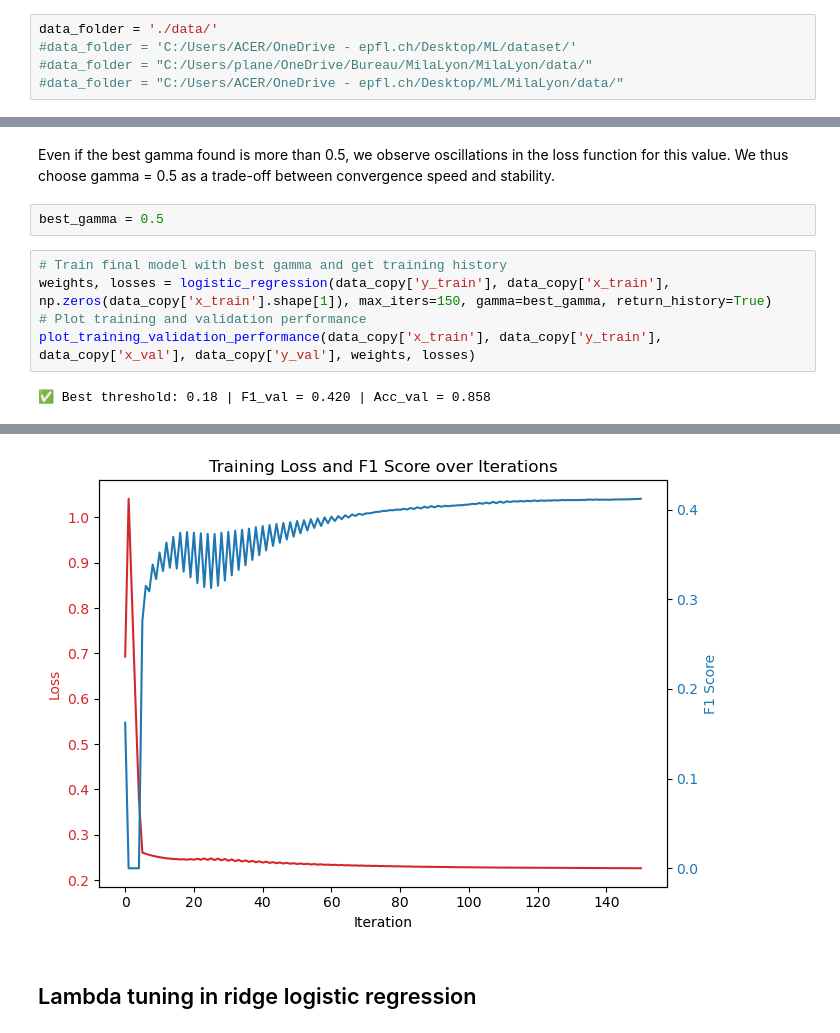
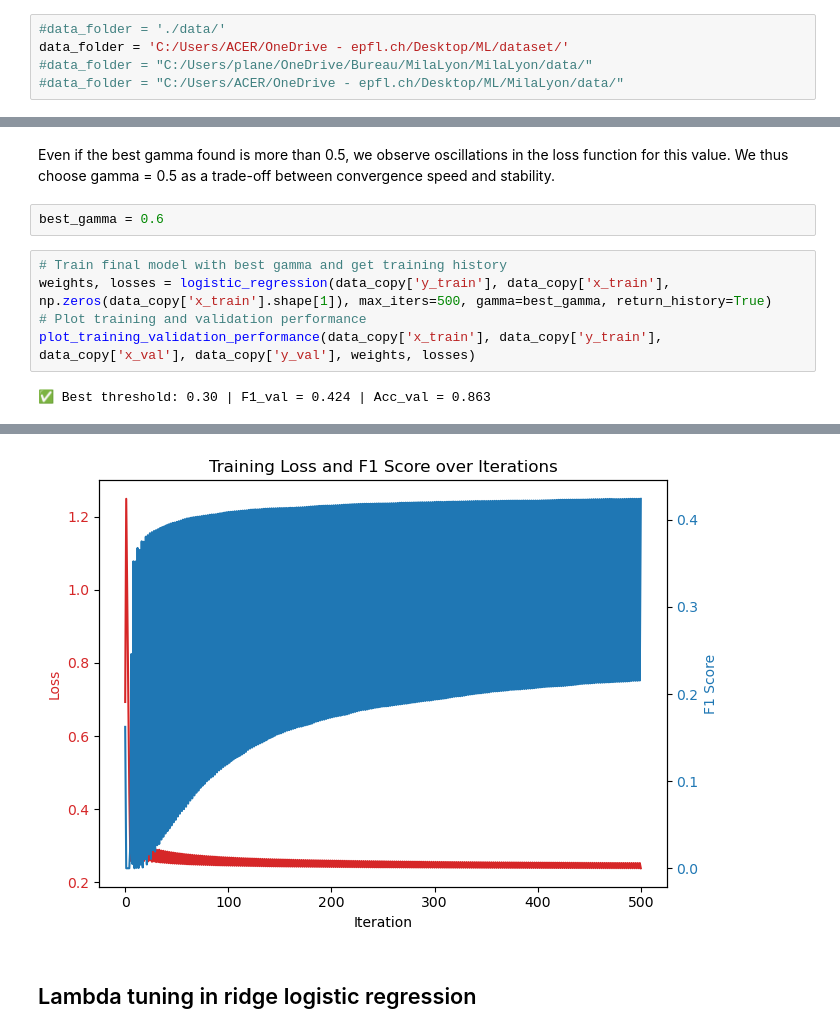
Before and after one commit to nathanmutin/MilaLyon, a Jupyter notebook: process.ipynb, the cells around one changed output, grey strips where cells are left out. Drawn from its saved outputs; the diff is of its cells as text.

```diff
--- a/process.ipynb
+++ b/process.ipynb
@@ -7,8 +7,8 @@ import matplotlib.pyplot as plt
 # %% [markdown]
 # Loading Data and Preprocessing
 # %%
-data_folder = './data/'
-#data_folder = 'C:/Users/ACER/OneDrive - epfl.ch/Desktop/ML/dataset/'
+#data_folder = './data/'
+data_folder = 'C:/Users/ACER/OneDrive - epfl.ch/Desktop/ML/dataset/'
 #data_folder = "C:/Users/plane/OneDrive/Bureau/MilaLyon/MilaLyon/data/"
 #data_folder = "C:/Users/ACER/OneDrive - epfl.ch/Desktop/ML/MilaLyon/data/"
 # %%
@@ -149,11 +109,11 @@ Param=0.8 | Mean F1=0.4142
 # %% [markdown]
 Even if the best gamma found is more than 0.5, we observe oscillations in the loss function for this value. We thus choose gamma = 0.5 as a trade-off between convergence speed and stability.
 # %%
-best_gamma = 0.5
+best_gamma = 0.6
 # %%
 # Train final model with best gamma and get training history
-weights, losses = logistic_regression(data_copy['y_train'], data_copy['x_train'], np.zeros(data_copy['x_train'].shape[1]), max_iters=150, gamma=best_gamma, return_history=True)
+weights, losses = logistic_regression(data_copy['y_train'], data_copy['x_train'], np.zeros(data_copy['x_train'].shape[1]), max_iters=500, gamma=best_gamma, return_history=True)
 # Plot training and validation performance
 plot_training_validation_performance(data_copy['x_train'], data_copy['y_train'], data_copy['x_val'], data_copy['y_val'], weights, losses)
 # %% [output]
-✅ Best threshold: 0.18 | F1_val = 0.420 | Acc_val = 0.858
+✅ Best threshold: 0.30 | F1_val = 0.424 | Acc_val = 0.863
@@ -161,4 +121,4 @@ plot_training_validation_performance(data_copy['x_train'], data_copy['y_train'],
-[figure, old version]
+[figure, new version]
 # %% [markdown]
 ## Lambda tuning in ridge logistic regression
 # %%
```
Also changed, not shown: parts of 13 cells of this notebook, 1 other file.
